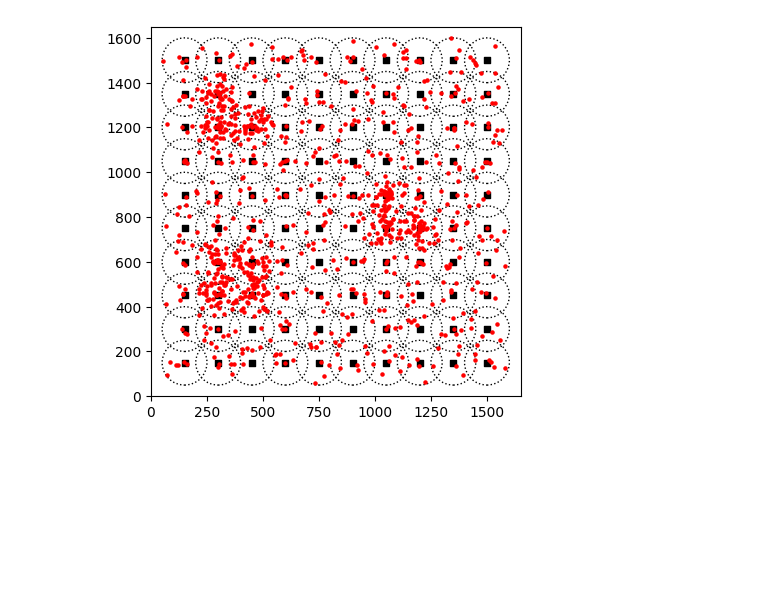
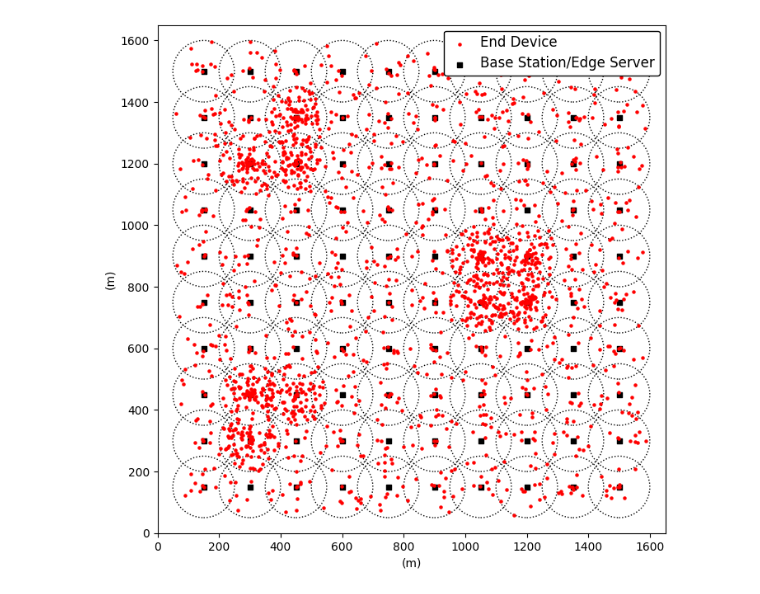
Before and after one commit to TimHung000/thesis, a Jupyter notebook: res.ipynb, the cells around one changed output. Cells and saved outputs as stored; diff of their text form; code cells hidden in the pictures; blank space fills up the shorter version.

```diff
--- a/res.ipynb
+++ b/res.ipynb
@@ -10,13 +10,13 @@ home_directory = os.path.expanduser("~")
 omnetpp_directory = os.path.join(home_directory, "omnetpp-6.0.2")
 vec_directory = os.path.join(omnetpp_directory, "samples", "thesis", "results")
 # %%
-dispatchingAlgos = ["Local", "Random", "RandomWalk", "D2FO", "GreedyPartition", "RandomPartition", "Proposed"]
-schedulingAlgos = ["FIFO", "EDF", "EDF", "EDF", "EDF", "EDF", "EDF"]
-# dispatchingAlgos = ["D2FO", "GreedyPartition","RandomPartition", "Proposed"]
-# schedulingAlgos = ["EDF", "EDF", "EDF", "EDF"]
+# dispatchingAlgos = ["Proposed", "D2FO", "GreedyPartition", "RandomPartition", "RandomWalk", "Random", "Local"]
+# schedulingAlgos = ["EDF", "EDF", "EDF", "EDF", "EDF", "EDF", "FIFO"]
+dispatchingAlgos = ["Proposed", "D2FO","GreedyPartition", "RandomPartition"]
+schedulingAlgos = ["EDF", "EDF", "EDF", "EDF"]
 
 numUsers = [user for user in range(1000, 3001 , 200)]
-repetition = 1
+repetition = 5
 for idx, dispatchingAlgo in enumerate(dispatchingAlgos):
     for numUser in numUsers:
         for i in range(repetition):
@@ -334,71 +332,75 @@ def generate_random_point_in_circle(x, y, radius):
     random_y = y + distance * math.sin(angle)
     return random_x, random_y
 
-# Define the dimensions of the grid
+
+# Generate coordinates for each base station
 num_rows = 10
 num_columns = 10
-
-# Define the distance between each base station
 distance = 150
-
-# Initialize lists to store x and y coordinates of base stations
 base_station_x_coords = []
-bast_station_y_coords = []
-
-# Generate coordinates for each base station
+base_station_y_coords = []
 for y in range(distance, (num_columns + 1) * distance, distance):
     for x in range(distance, (num_rows + 1) * distance, distance):
         base_station_x_coords.append(x)
-        bast_station_y_coords.append(y)
+        base_station_y_coords.append(y)
 
-# Plot the base stations
-for x, y in zip(base_station_x_coords, bast_station_y_coords):
-    plt.scatter(x, y, color='black', marker='s', s=20)
-    circle = plt.Circle((x, y), 100, color='black', fill=False, linestyle='dotted')
-    plt.gca().add_patch(circle)
 
 # Generate random coordinates for users
 user_x_coords = []
 user_y_coords = []
-
-
-num_users = 1000  # Number of users
+num_users = 2000
 hotspot_percent = 0.4
-
-hotspot_idx = [21, 22, 31, 32, 46, 47, 56, 71, 72, 81]
+hotspot_idx = [11, 21, 22, 71, 72, 82, 46, 47, 56, 57]
 hotspot_users_per_region = math.floor(num_users * hotspot_percent / len(hotspot_idx))
 for idx in hotspot_idx:
     for i in range(hotspot_users_per_region):
-        user_x, user_y = generate_random_point_in_circle(base_station_x_coords[idx], bast_station_y_coords[idx], 100)
+        user_x, user_y = generate_random_point_in_circle(base_station_x_coords[idx], base_station_y_coords[idx], 100)
         user_x_coords.append(user_x)
         user_y_coords.append(user_y)
 
 
 users_per_region = math.floor(num_users * (1 - hotspot_percent) / (num_rows * num_columns))
-for base_station_x, base_station_y in zip(base_station_x_coords, bast_station_y_coords):
+for base_station_x, base_station_y in zip(base_station_x_coords, base_station_y_coords):
     for i in range(users_per_region):
         user_x, user_y = generate_random_point_in_circle(base_station_x, base_station_y, 100)
         user_x_coords.append(user_x)
         user_y_coords.append(user_y)
 
 
+
+# create figure
+plt.figure(figsize=(10, 8))
+
+# Plot the base stations
+base_station_scatter = plt.scatter(base_station_x_coords, base_station_y_coords, color='black', marker='s', s=20, label='Base Station/Edge Server')
+for x, y in zip(base_station_x_coords, base_station_y_coords):
+    circle = plt.Circle((x, y), 100, color='black', fill=False, linestyle='dotted')
+    plt.gca().add_patch(circle)
+
 # Plot the users
 plt.scatter(user_x_coords, user_y_coords, color='red', marker='o', s=5)
 
+
 # Set labels and title
-# plt.xlabel('X Axis (m)')
-# plt.ylabel('Y Axis (m)')
 # plt.title('Base Stations Grid with Users')
+plt.xlabel('(m)')
+plt.ylabel('(m)')
 
 # Set aspect ratio to make the distances equal in both axes
 plt.gca().set_aspect('equal', adjustable='box')
 
 # Set x and y axes to start at 0
 plt.xlim(0, (num_columns + 1) * distance)
 plt.ylim(0, (num_rows + 1) * distance)
 
+legend = plt.legend(handles=[end_device_scatter, base_station_scatter], loc='upper right', fancybox=True, framealpha=1, edgecolor='black')
+plt.setp(legend.get_texts(), fontsize='large')
+
+plt.savefig(f'{vec_directory}/environment_hotspot.svg', format='svg', bbox_inches = "tight")
+
+
 # Show the graph
 
 plt.show()
 # %% [output]
-[figure, old version]
+[figure, new version]
```
Also changed, not shown: parts of 4 cells of this notebook, 4 other files.
